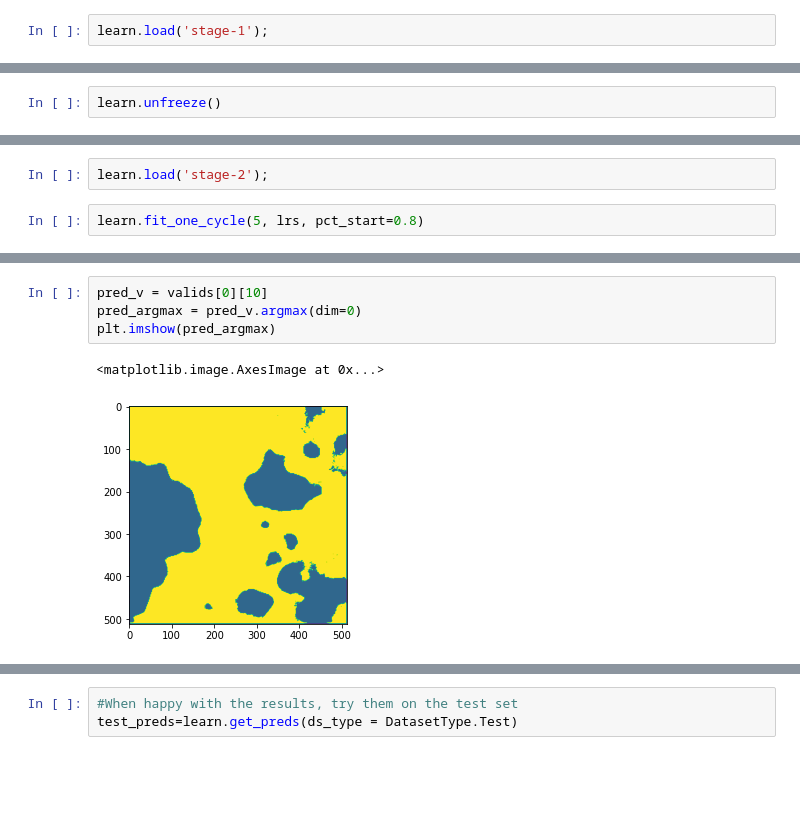
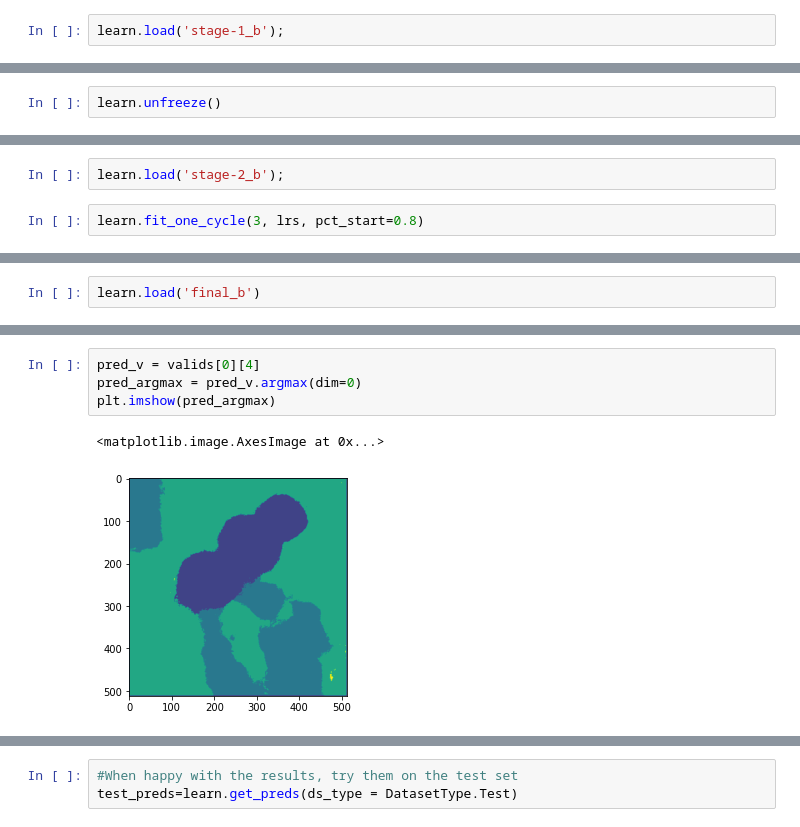
Before and after one commit to nathaliedees/thesis, a Jupyter notebook: cnn_orthophotomosaic_test_good.ipynb, the cells around one changed output, grey strips where cells are left out. Saved outputs shown, nothing was run; the diff lists cells and outputs as text; blank space fills up the shorter version.

```diff
--- a/cnn_orthophotomosaic_test_good.ipynb
+++ b/cnn_orthophotomosaic_test_good.ipynb
@@ -282,5 +268,5 @@ learn.save('stage-1')
 # %%
-learn.load('stage-1');
+learn.load('stage-1_b');
 # %%
 learn.recorder.plot_losses()
 # %% [output]
@@ -308,6 +294,6 @@ learn.save('stage-2');
 # %%
-learn.load('stage-2');
+learn.load('stage-2_b');
 # %%
-learn.fit_one_cycle(5, lrs, pct_start=0.8)
+learn.fit_one_cycle(3, lrs, pct_start=0.8)
 # %% [output]
 | epoch | train_loss | valid_loss | cust_accuracy | IoU | time |
@@ -322,0 +309,2 @@ learn.show_results()
+# %%
+learn.load('final_b')
@@ -347,7 +353,7 @@ array([[0, 0, 0, 0, ..., 0, 0, 0, 0],
 # %%
-pred_v = valids[0][10]
+pred_v = valids[0][4]
 pred_argmax = pred_v.argmax(dim=0)
 plt.imshow(pred_argmax)
 # %% [output]
 <matplotlib.image.AxesImage at 0x...>
-[figure, old version]
+[figure, new version]
```
Also changed, not shown: parts of 44 cells of this notebook.
